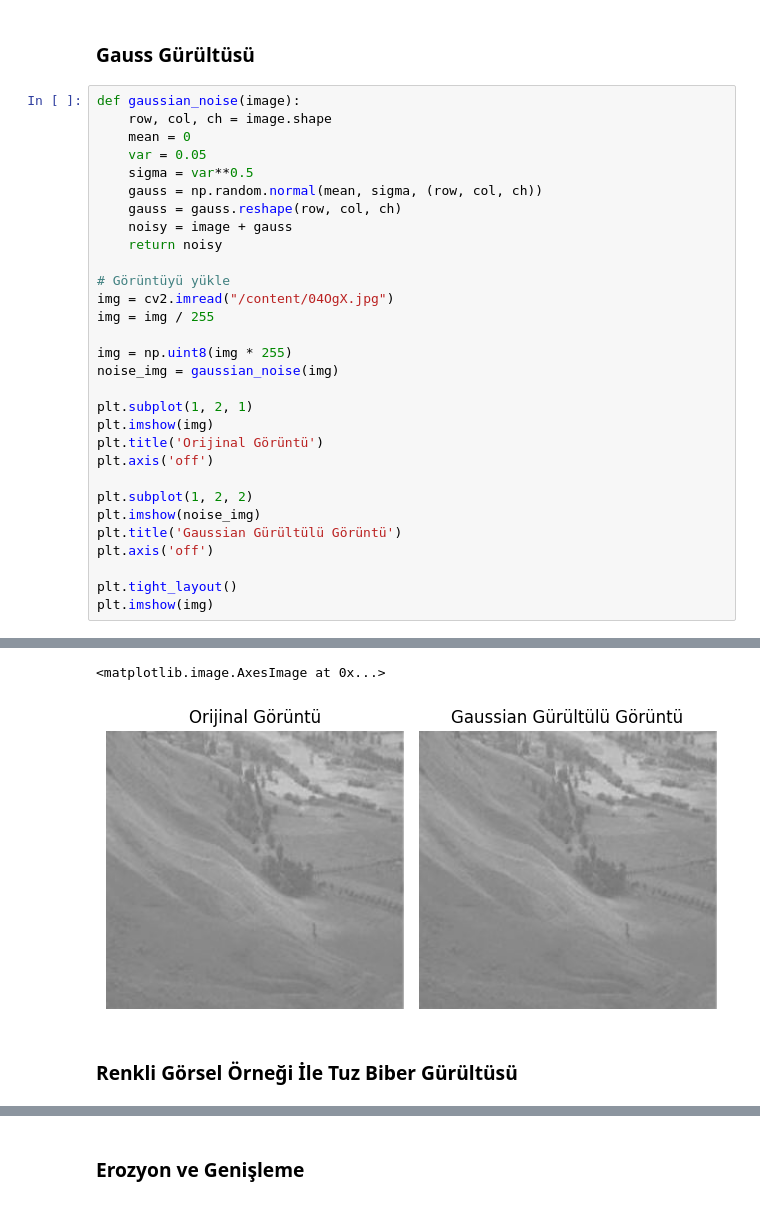
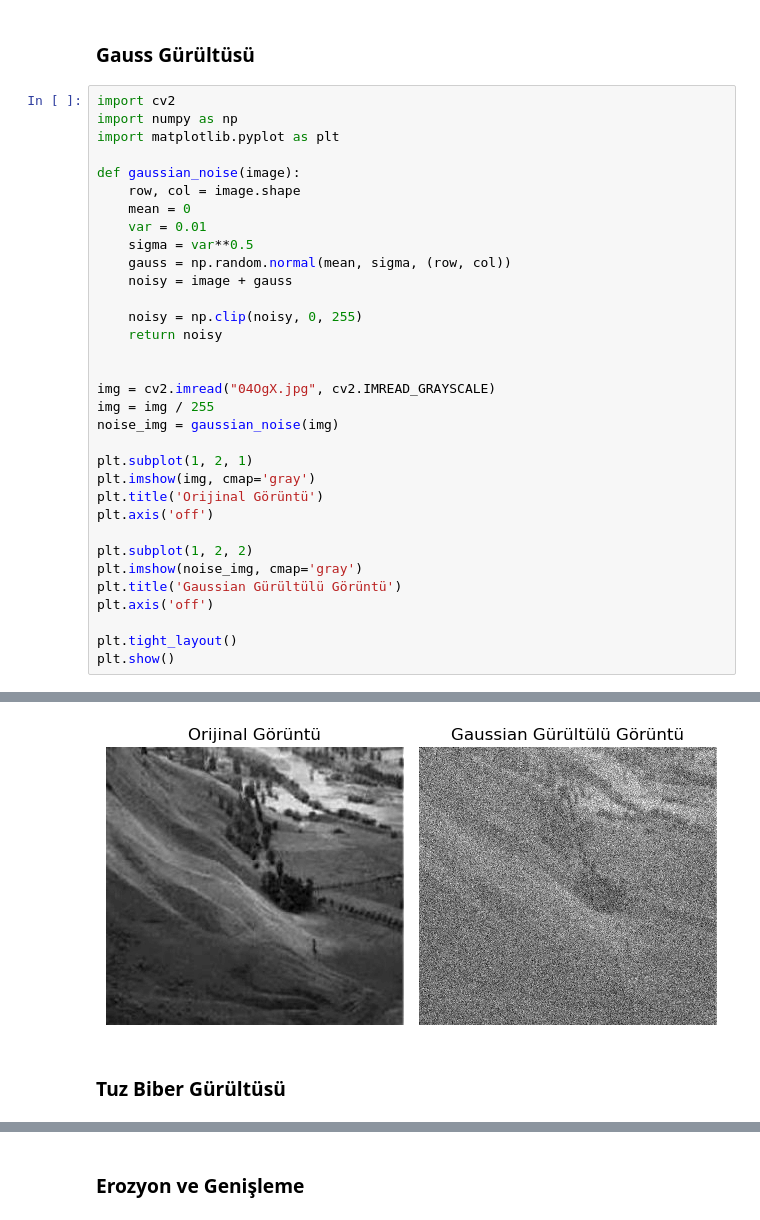
Before and after one commit to KodMF/goruntu-isleme, a Jupyter notebook: Goruntu_Isleme (1).ipynb, the cells around one changed output, grey strips where cells are left out. Drawn from its saved outputs; the diff is of its cells as text.

```diff
--- a/Goruntu_Isleme (1).ipynb
+++ b/Goruntu_Isleme (1).ipynb
@@ -158,33 +158,36 @@ plt.show()
 # %% [markdown]
 ### Gauss Gürültüsü
 # %%
+import cv2
+import numpy as np
+import matplotlib.pyplot as plt
+
 def gaussian_noise(image):
-    row, col, ch = image.shape
+    row, col = image.shape
     mean = 0
-    var = 0.05
+    var = 0.01
     sigma = var**0.5
-    gauss = np.random.normal(mean, sigma, (row, col, ch))
-    gauss = gauss.reshape(row, col, ch)
+    gauss = np.random.normal(mean, sigma, (row, col))
     noisy = image + gauss
+
+    noisy = np.clip(noisy, 0, 255)
     return noisy
 
-# Görüntüyü yükle
-img = cv2.imread("/content/04OgX.jpg")
+
+img = cv2.imread("04OgX.jpg", cv2.IMREAD_GRAYSCALE)
 img = img / 255
-
-img = np.uint8(img * 255)
 noise_img = gaussian_noise(img)
 
 plt.subplot(1, 2, 1)
-plt.imshow(img)
+plt.imshow(img, cmap='gray')
 plt.title('Orijinal Görüntü')
 plt.axis('off')
 
 plt.subplot(1, 2, 2)
-plt.imshow(noise_img)
+plt.imshow(noise_img, cmap='gray')
 plt.title('Gaussian Gürültülü Görüntü')
 plt.axis('off')
 
 plt.tight_layout()
-plt.imshow(img)
+plt.show()
 # %% [output]
@@ -192,4 +194,3 @@ WARNING:matplotlib.image:Clipping input data to the valid range for imshow with
-<matplotlib.image.AxesImage at 0x...>
-[figure, old version]
+[figure, new version]
 # %% [markdown]
-### Renkli Görsel Örneği İle Tuz Biber Gürültüsü
+### Tuz Biber Gürültüsü
```
Also changed, not shown: parts of 6 cells of this notebook.
